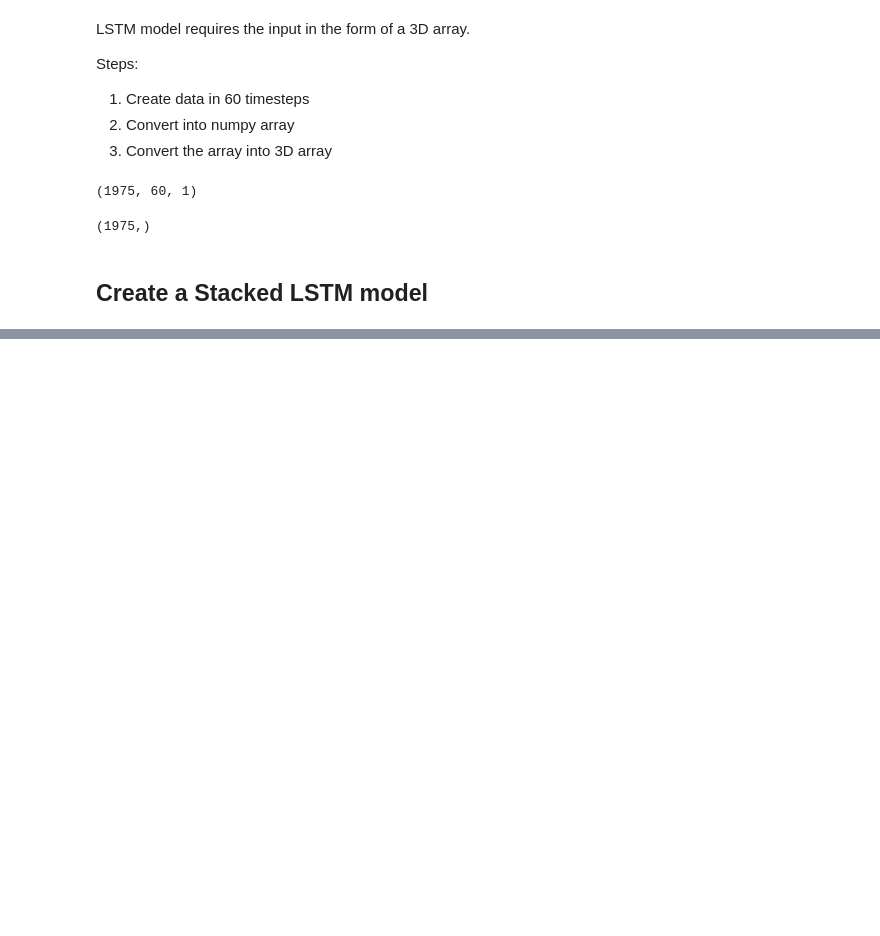
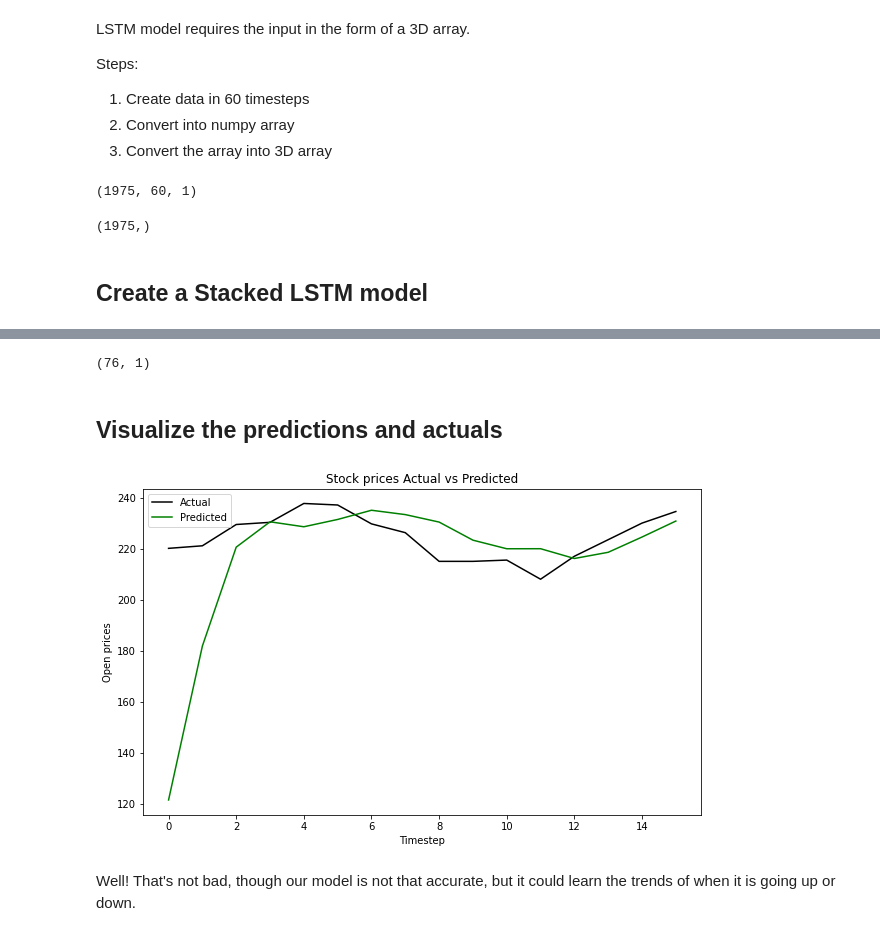
Before and after one commit to peeush-the-developer/LGMVIP-DataScience, a Jupyter notebook: Stock-Prices-Prediction-LSTM/stacked_lstm.ipynb, the cells around one changed output, grey strips where cells are left out. Saved outputs shown, nothing was run; the diff lists cells and outputs as text; code cells hidden in the pictures; blank space fills up the shorter version.

Commit message:
Add 'Stacked LSTM' model using Keras library.

```diff
--- a/Stock-Prices-Prediction-LSTM/stacked_lstm.ipynb
+++ b/Stock-Prices-Prediction-LSTM/stacked_lstm.ipynb
@@ -172,0 +253,2 @@ ModuleNotFoundError: No module named 'keras'
+# %%
+testing_set = data_test.iloc[:, 1:2].values
@@ -172,0 +261,41 @@ ModuleNotFoundError: No module named 'keras'
+# %%
+data_all = pd.concat([data['Open'], data_test['Open']], axis=0)
+inputs = data_all[len(data_all) - len(data_test) - 60:].values
+inputs = inputs.reshape(-1, 1)
+inputs = scaler.transform(inputs)
+# %%
+inputs.shape
+# %% [output]
+(76, 1)
+# %%
+# 1. Create data in 60 timesteps
+X_test = []
+for i in range(60, inputs.shape[0]):
+  X_test.append(inputs[i-60:i, 0])
+
+# 2. Convert into array
+X_test = np.array(X_test)
+
+# 3. Convert to 3D array
+X_test = np.reshape(X_test, (X_test.shape[0], X_test.shape[1], 1))
+# %%
+# Predict the prices for given input
+predicted_stock_prices = model.predict(X_test)
+
+predicted_stock_prices = scaler.inverse_transform(predicted_stock_prices)
+# %% [markdown]
+## Visualize the predictions and actuals
+# %%
+# Plot
+plt.figure(figsize=(10, 6))
+plt.plot(testing_set, color='black', label='Actual')
+plt.plot(predicted_stock_prices, color='green', label='Predicted')
+plt.title('Stock prices Actual vs Predicted')
+plt.xlabel('Timestep')
+plt.ylabel('Open prices')
+plt.legend()
+plt.show()
+# %% [output]
+[figure, added]
+# %% [markdown]
+Well! That's not bad, though our model is not that accurate, but it could learn the trends of when it is going up or down.
```
Also changed, not shown: parts of 14 cells of this notebook.
